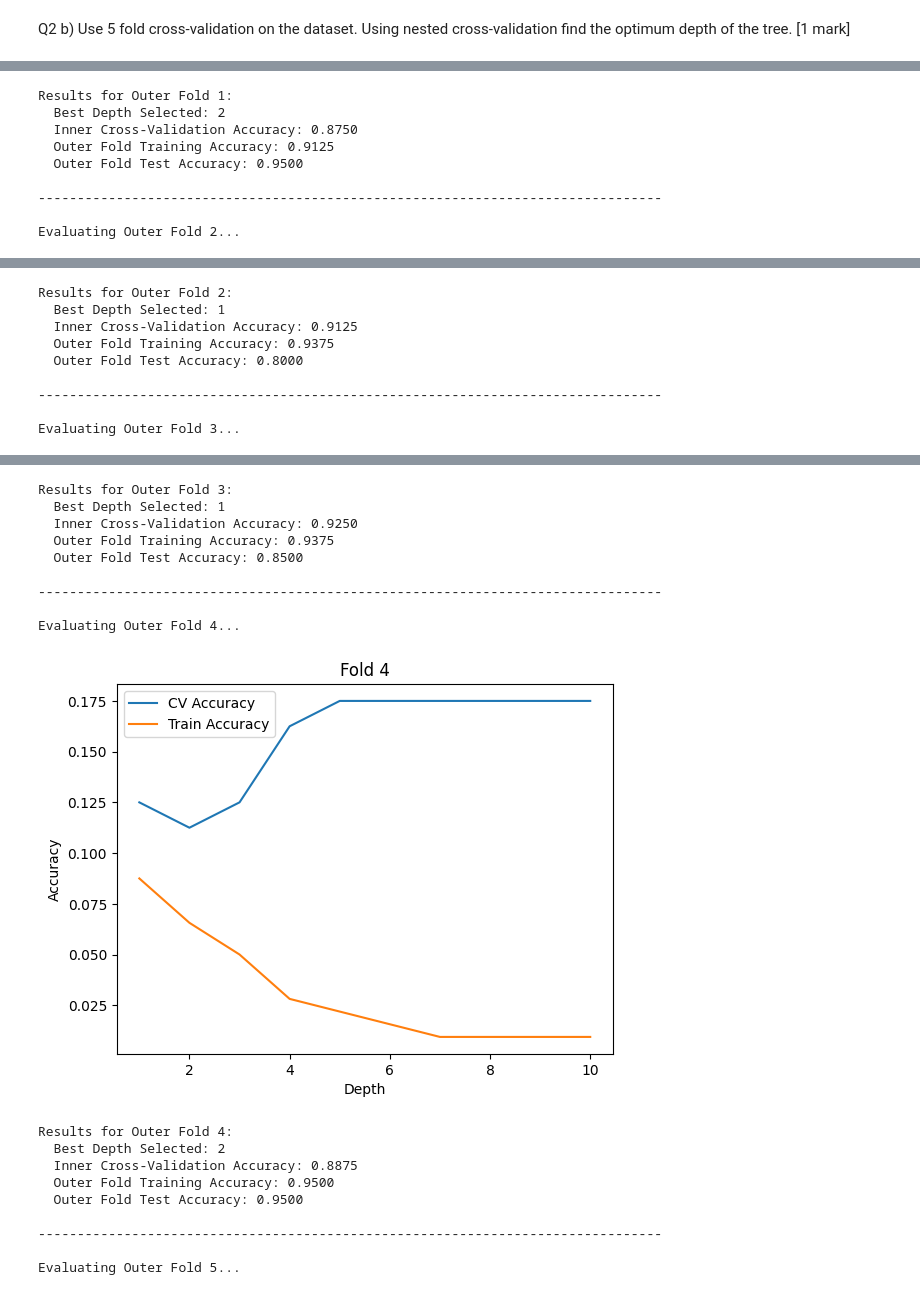
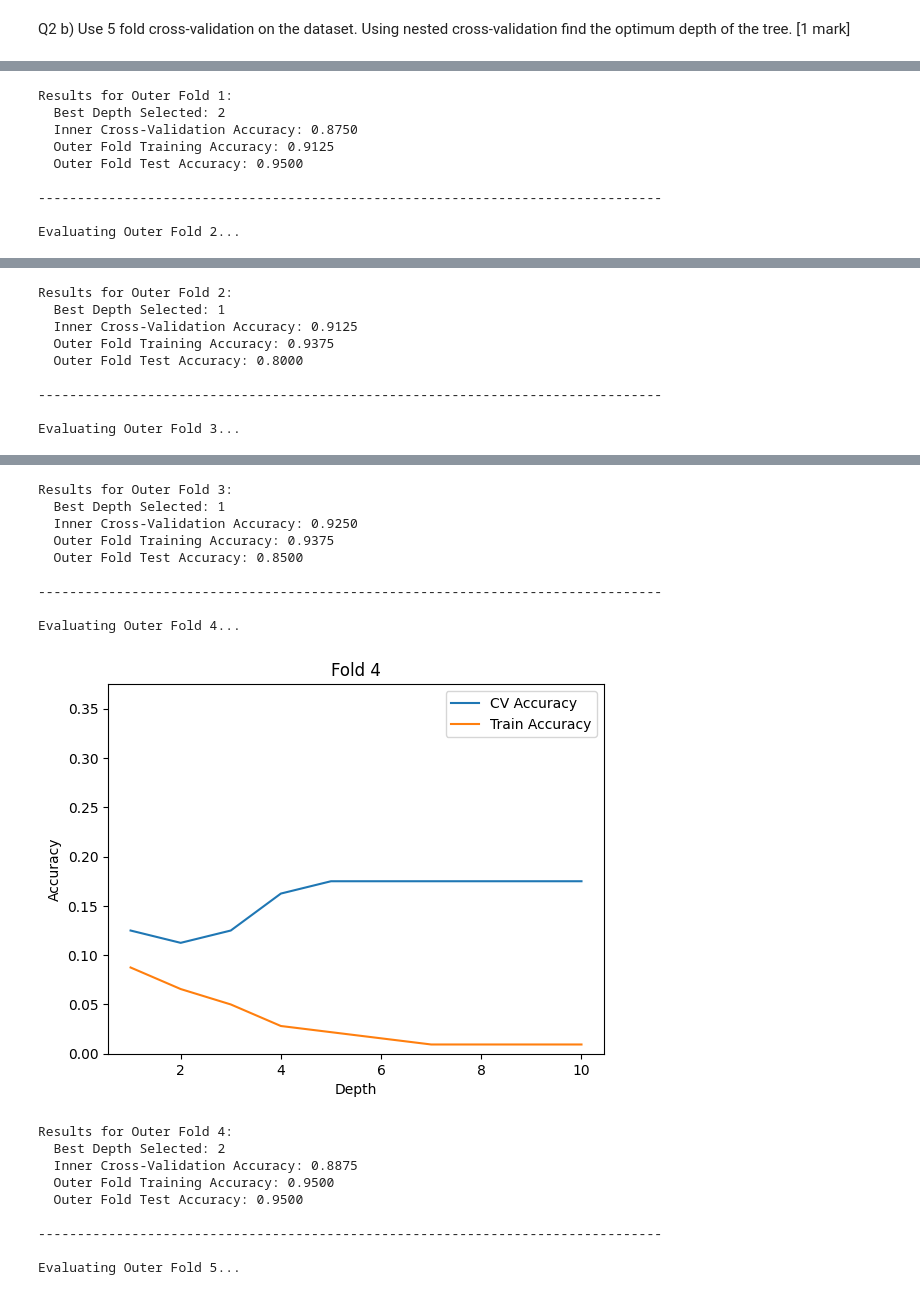
Before and after one commit to ShardulJunagade/ES-335-Assignment-1-2024-Fall, a Jupyter notebook: 5.2.ipynb, the cells around one changed output, grey strips where cells are left out. Saved outputs shown, nothing was run; the diff lists cells and outputs as text; code cells hidden in the pictures.

```diff
--- a/5.2.ipynb
+++ b/5.2.ipynb
@@ -139,6 +139,7 @@ for fold, (train_index, test_index) in enumerate(outer_cv.split(X_df), 1):
     plt.plot(depths, depth_wise_train_errors, label='Train Accuracy')
     plt.xlabel('Depth')
     plt.ylabel('Accuracy')
+    plt.ylim(0, max(max(depth_wise_cv_errors), max(depth_wise_train_errors)) + 0.2)
     plt.title(f'Fold {fold}')
     plt.legend()
     plt.show()
@@ -202,13 +203,13 @@ Evaluating Outer Fold 3...
 Results for Outer Fold 3:
   Best Depth Selected: 1
   Inner Cross-Validation Accuracy: 0.9250
   Outer Fold Training Accuracy: 0.9375
   Outer Fold Test Accuracy: 0.8500
 
 --------------------------------------------------------------------------------
 
 Evaluating Outer Fold 4...
-[figure, old version]
+[figure, new version]
 Results for Outer Fold 4:
   Best Depth Selected: 2
   Inner Cross-Validation Accuracy: 0.8875
```
Also changed, not shown: parts of 5 cells of this notebook, 1 other file.
